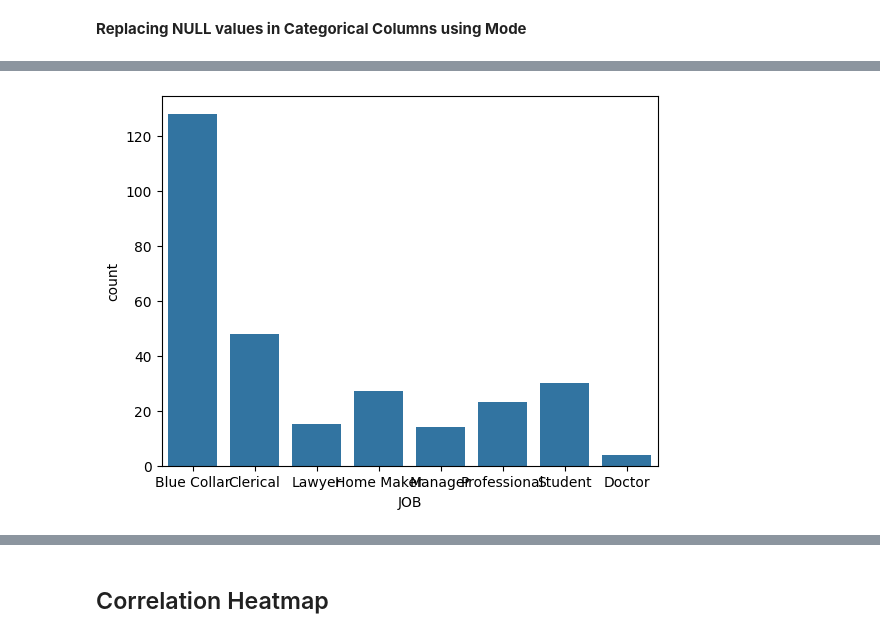
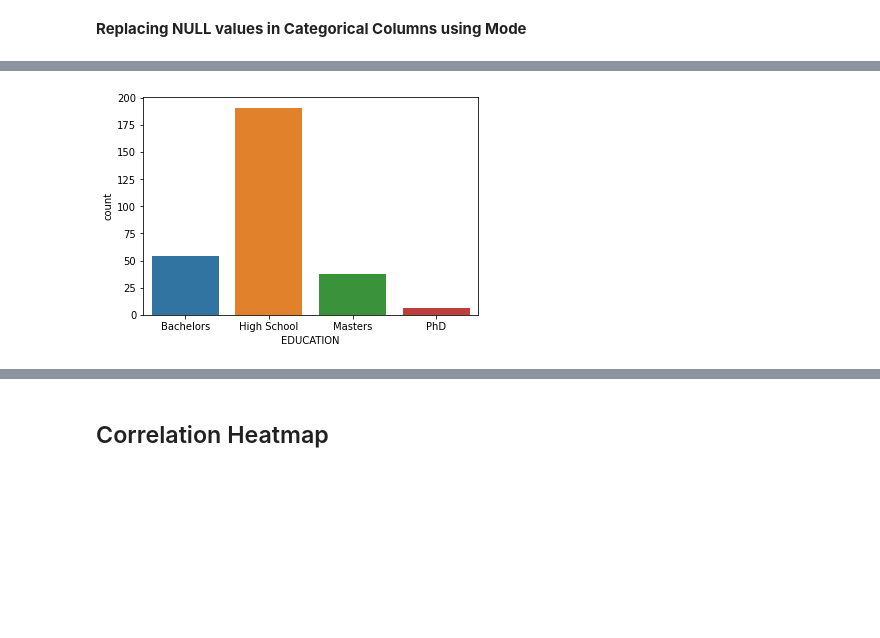
Before and after one commit to Aks-20/AI-ML, a Jupyter notebook: EDA_Cars_G_[1].ipynb, the cells around one changed output, grey strips where cells are left out. Drawn from its saved outputs; the diff is of its cells as text; code cells hidden in the pictures; blank space fills up the shorter version.

```diff
--- a/EDA_Cars_G_[1].ipynb
+++ b/EDA_Cars_G_[1].ipynb
@@ -275,7 +290,7 @@ sns.histplot(df.INCOME,bins=10);
 # %%
-sns.countplot(x=df["JOB"]);
+sns.countplot(x=df["EDUCATION"]);
 # %% [output]
-[figure, old version]
+[figure, new version]
 # %%
 df.corr()
 # %% [output]
```
Also changed, not shown: parts of 64 cells of this notebook.
